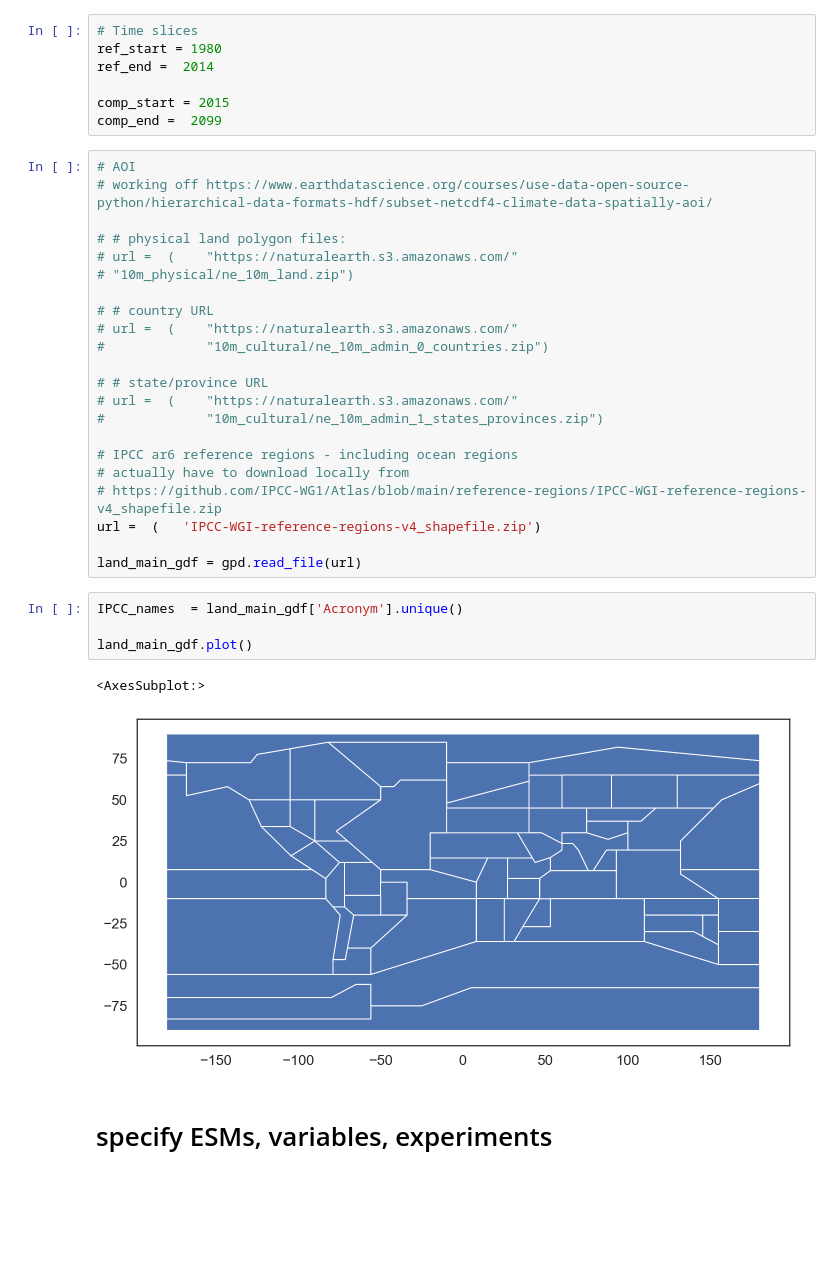
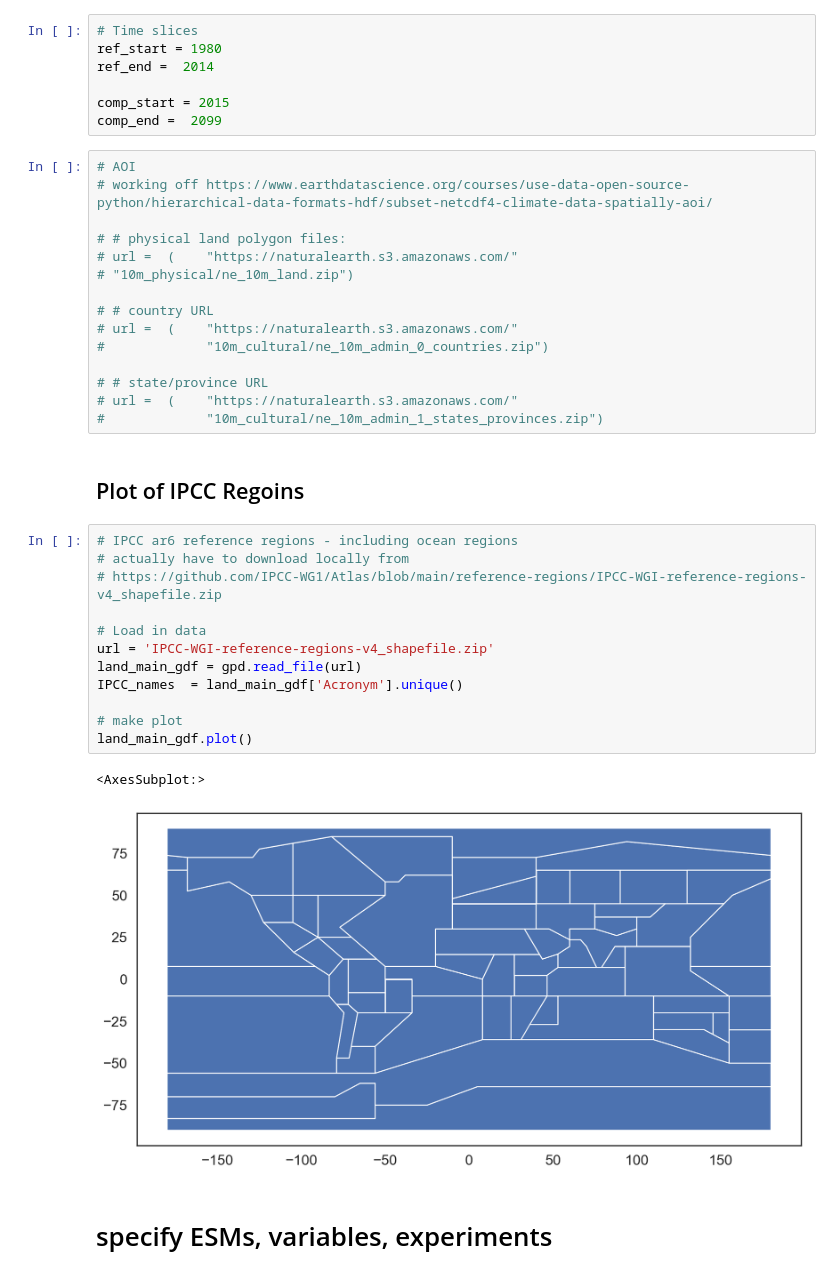
Before and after one commit to JGCRI/stitches_in_r, a Jupyter notebook: R/inst/shinyApp/python_curation/aoi_extractions.ipynb, the cells around one changed output. Saved outputs shown, nothing was run; the diff lists cells and outputs as text; blank space fills up the shorter version.

```diff
--- a/R/inst/shinyApp/python_curation/aoi_extractions.ipynb
+++ b/R/inst/shinyApp/python_curation/aoi_extractions.ipynb
@@ -62,20 +61,23 @@ comp_end =  2099
 # # state/province URL
 # url =  (    "https://naturalearth.s3.amazonaws.com/"
 #             "10m_cultural/ne_10m_admin_1_states_provinces.zip")
-
-# IPCC ar6 reference regions - including ocean regions
-# actually have to download locally from
-# https://github.com/IPCC-WG1/Atlas/blob/main/reference-regions/IPCC-WGI-reference-regions-v4_shapefile.zip
-url =  (   'IPCC-WGI-reference-regions-v4_shapefile.zip')
-
-land_main_gdf = gpd.read_file(url)
-# %%
-IPCC_names  = land_main_gdf['Acronym'].unique()
-
-land_main_gdf.plot()
-# %% [output]
-<AxesSubplot:>
-[figure, removed]
+# %% [markdown]
+## Plot of IPCC Regoins
+# %%
+# IPCC ar6 reference regions - including ocean regions
+# actually have to download locally from
+# https://github.com/IPCC-WG1/Atlas/blob/main/reference-regions/IPCC-WGI-reference-regions-v4_shapefile.zip
+
+# Load in data
+url = 'IPCC-WGI-reference-regions-v4_shapefile.zip'
+land_main_gdf = gpd.read_file(url)
+IPCC_names  = land_main_gdf['Acronym'].unique()
+
+# make plot
+land_main_gdf.plot()
+# %% [output]
+<AxesSubplot:>
+[figure, added]
 # %% [markdown]
 # specify ESMs, variables, experiments
 # %%
```
Also changed, not shown: parts of 28 cells of this notebook, 2 other files.
